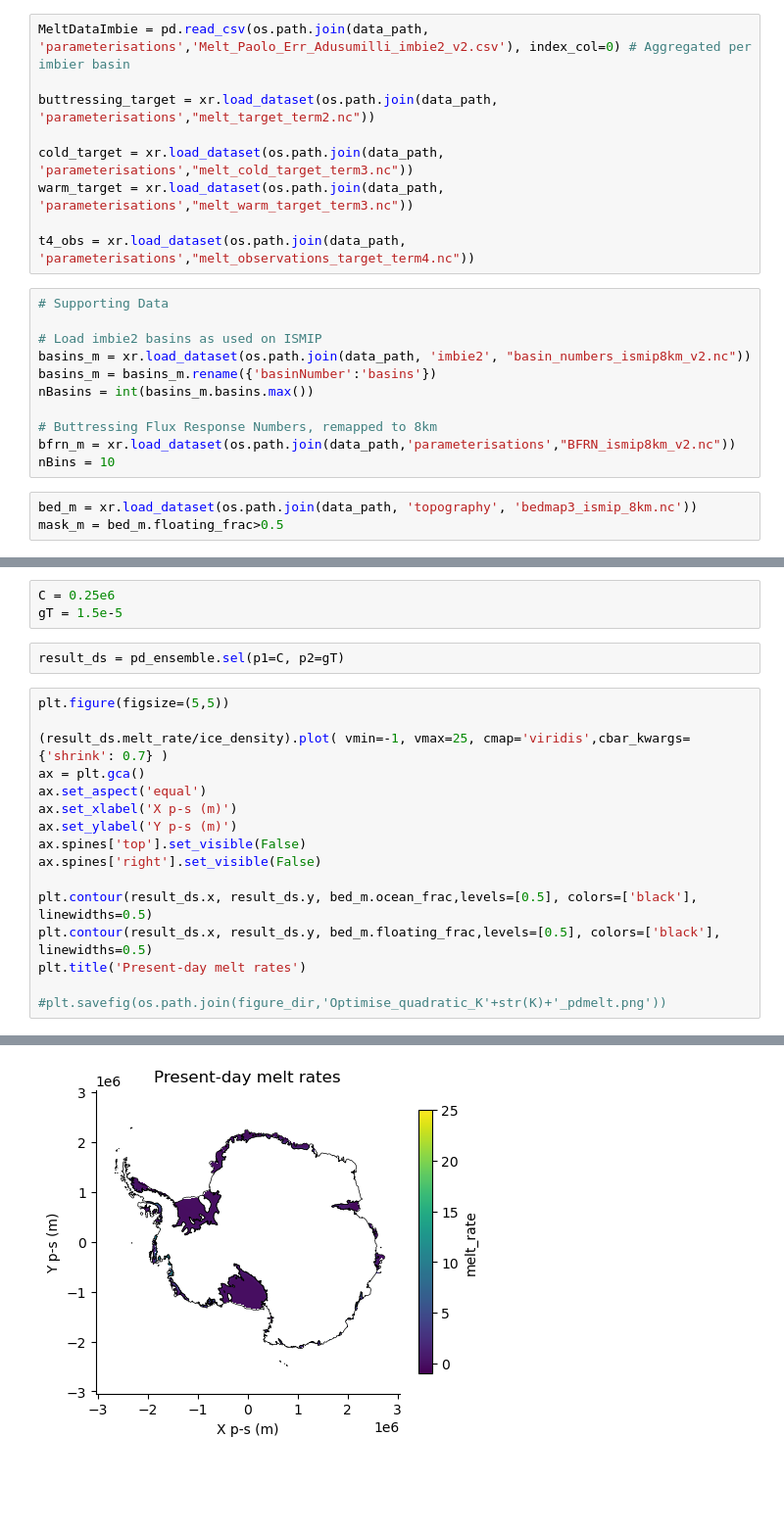
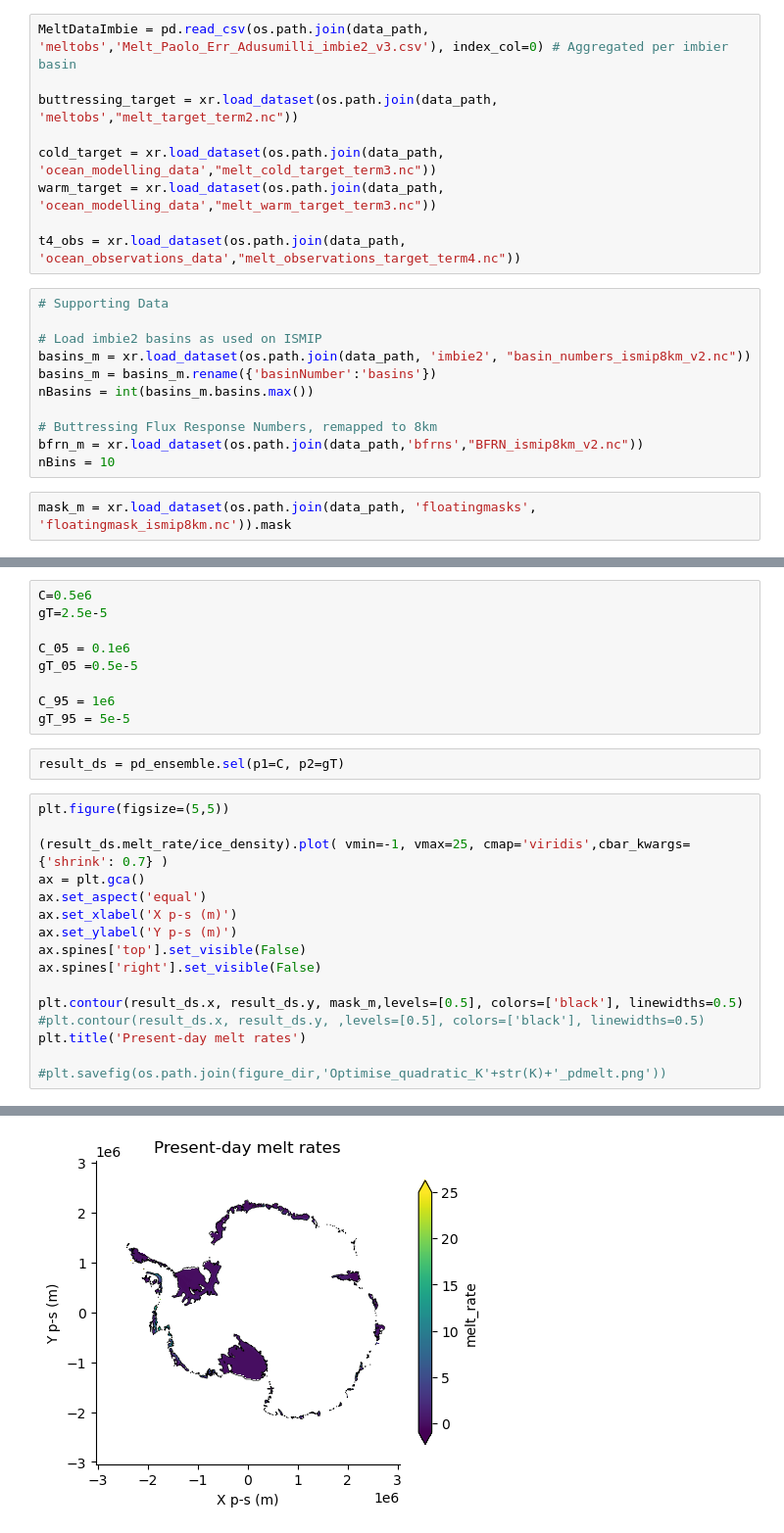
Before and after one commit to ismip/ismip7-antarctic-ocean-forcing, a Jupyter notebook: parameterisations/parameter_selection_pico_example_v2.ipynb, the cells around one changed output, grey strips where cells are left out. Shown at 98% size. Cells and saved outputs as stored; diff of their text form; blank space fills up the shorter version.

```diff
--- a/parameterisations/parameter_selection_pico_example_v2.ipynb
+++ b/parameterisations/parameter_selection_pico_example_v2.ipynb
@@ -90,14 +87,14 @@ warm_ensemble['melt_rate'] = warm_ensemble['melt_rate']*ice_density
 # %% [markdown]
 # Load target data
 # %%
-MeltDataImbie = pd.read_csv(os.path.join(data_path, 'parameterisations','Melt_Paolo_Err_Adusumilli_imbie2_v2.csv'), index_col=0) # Aggregated per imbier basin
+MeltDataImbie = pd.read_csv(os.path.join(data_path, 'meltobs','Melt_Paolo_Err_Adusumilli_imbie2_v3.csv'), index_col=0) # Aggregated per imbier basin
 
-buttressing_target = xr.load_dataset(os.path.join(data_path, 'parameterisations',"melt_target_term2.nc"))
+buttressing_target = xr.load_dataset(os.path.join(data_path, 'meltobs',"melt_target_term2.nc"))
 
-cold_target = xr.load_dataset(os.path.join(data_path, 'parameterisations',"melt_cold_target_term3.nc"))
-warm_target = xr.load_dataset(os.path.join(data_path, 'parameterisations',"melt_warm_target_term3.nc"))
+cold_target = xr.load_dataset(os.path.join(data_path, 'ocean_modelling_data',"melt_cold_target_term3.nc"))
+warm_target = xr.load_dataset(os.path.join(data_path, 'ocean_modelling_data',"melt_warm_target_term3.nc"))
 
-t4_obs = xr.load_dataset(os.path.join(data_path, 'parameterisations',"melt_observations_target_term4.nc"))
+t4_obs = xr.load_dataset(os.path.join(data_path, 'ocean_observations_data',"melt_observations_target_term4.nc"))
 # %%
 # Supporting Data
 
@@ -107,8 +104,7 @@ basins_m = basins_m.rename({'basinNumber':'basins'})
 nBasins = int(basins_m.basins.max())
 
 # Buttressing Flux Response Numbers, remapped to 8km
-bfrn_m = xr.load_dataset(os.path.join(data_path,'parameterisations',"BFRN_ismip8km_v2.nc"))
+bfrn_m = xr.load_dataset(os.path.join(data_path,'bfrns',"BFRN_ismip8km_v2.nc"))
 nBins = 10
 # %%
-bed_m = xr.load_dataset(os.path.join(data_path, 'topography', 'bedmap3_ismip_8km.nc'))
-mask_m = bed_m.floating_frac>0.5
+mask_m = xr.load_dataset(os.path.join(data_path, 'floatingmasks', 'floatingmask_ismip8km.nc')).mask
@@ -349,26 +437,32 @@ max:    C= 20.0 x1e6 gT= 3.5e-05
 # %% [markdown]
 # Analyse parameters
 # %%
-C = 0.25e6
-gT = 1.5e-5
+C=0.5e6
+gT=2.5e-5
+
+C_05 = 0.1e6
+gT_05 =0.5e-5
+
+C_95 = 1e6
+gT_95 = 5e-5
 # %%
 result_ds = pd_ensemble.sel(p1=C, p2=gT)
 # %%
 plt.figure(figsize=(5,5))
 
 (result_ds.melt_rate/ice_density).plot( vmin=-1, vmax=25, cmap='viridis',cbar_kwargs={'shrink': 0.7} )
 ax = plt.gca()
 ax.set_aspect('equal')
 ax.set_xlabel('X p-s (m)')
 ax.set_ylabel('Y p-s (m)')
 ax.spines['top'].set_visible(False)
 ax.spines['right'].set_visible(False)
 
-plt.contour(result_ds.x, result_ds.y, bed_m.ocean_frac,levels=[0.5], colors=['black'], linewidths=0.5)
-plt.contour(result_ds.x, result_ds.y, bed_m.floating_frac,levels=[0.5], colors=['black'], linewidths=0.5)
+plt.contour(result_ds.x, result_ds.y, mask_m,levels=[0.5], colors=['black'], linewidths=0.5)
+#plt.contour(result_ds.x, result_ds.y, ,levels=[0.5], colors=['black'], linewidths=0.5)
 plt.title('Present-day melt rates')
 
 #plt.savefig(os.path.join(figure_dir,'Optimise_quadratic_K'+str(K)+'_pdmelt.png'))
 # %% [output]
 Text(0.5, 1.0, 'Present-day melt rates')
-[figure, old version]
+[figure, new version]
```
Also changed, not shown: parts of 35 cells of this notebook, 2 other files.
